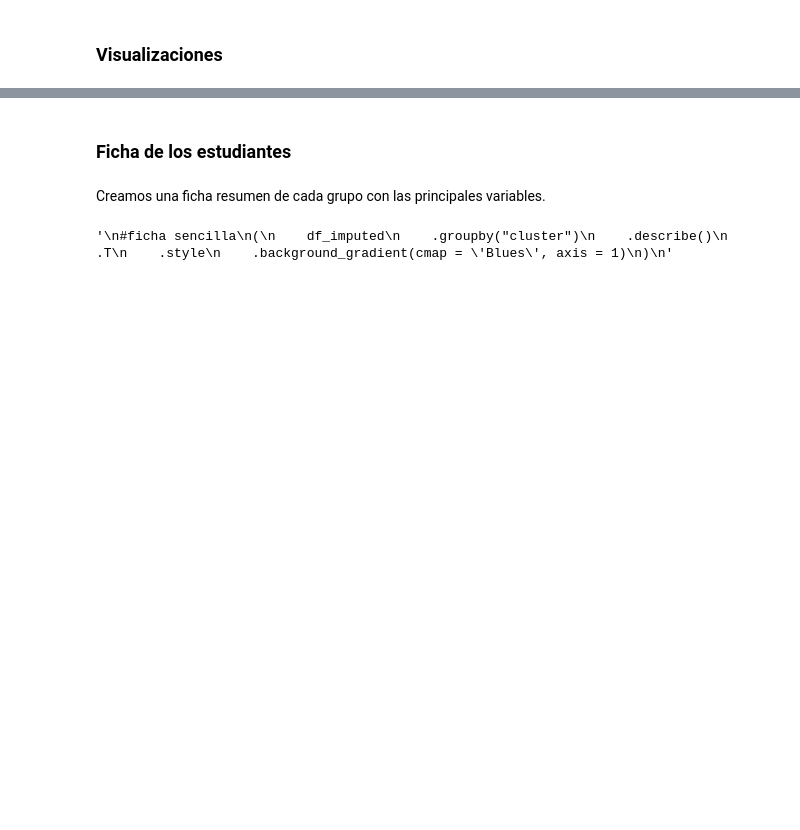
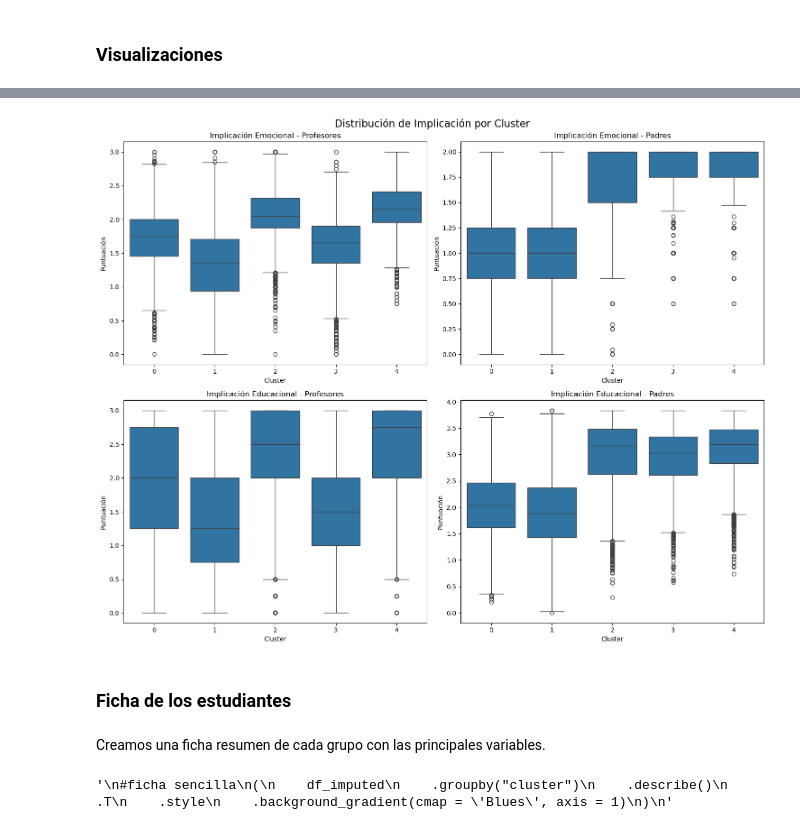
Before and after one commit to sara-fuentes/tfm_pisa_educacion, a Jupyter notebook: clustering_students_well_imputed.ipynb, the cells around one changed output, grey strips where cells are left out. Saved outputs shown, nothing was run; the diff lists cells and outputs as text; code cells hidden in the pictures; blank space fills up the shorter version.

Commit message:
boxplot grid

```diff
--- a/clustering_students_well_imputed.ipynb
+++ b/clustering_students_well_imputed.ipynb
@@ -881,0 +772,25 @@ fig.show()
+# %%
+# Crear una figura con subplots en grid 2x2
+fig, axes = plt.subplots(2, 2, figsize=(15, 12))
+fig.suptitle('Distribución de Implicación por Cluster', fontsize=16)
+
+# Definir las variables para cada subplot
+variables = {
+    (0, 0): ('emo_impl_teach', 'Implicación Emocional - Profesores'),
+    (0, 1): ('emo_imp_parents', 'Implicación Emocional - Padres'),
+    (1, 0): ('edu_impl_teach', 'Implicación Educacional - Profesores'),
+    (1, 1): ('edu_impl_par', 'Implicación Educacional - Padres')
+}
+
+# Crear los boxplots
+for (row, col), (var, title) in variables.items():
+    sns.boxplot(x='cluster', y=var, data=df_students_feat, ax=axes[row, col])
+    axes[row, col].set_title(title)
+    axes[row, col].set_xlabel('Cluster')
+    axes[row, col].set_ylabel('Puntuación')
+
+# Ajustar el espaciado entre subplots
+plt.tight_layout()
+plt.show()
+# %% [output]
+[figure, added]
```
Also changed, not shown: parts of 4 cells of this notebook, 2 other files.
